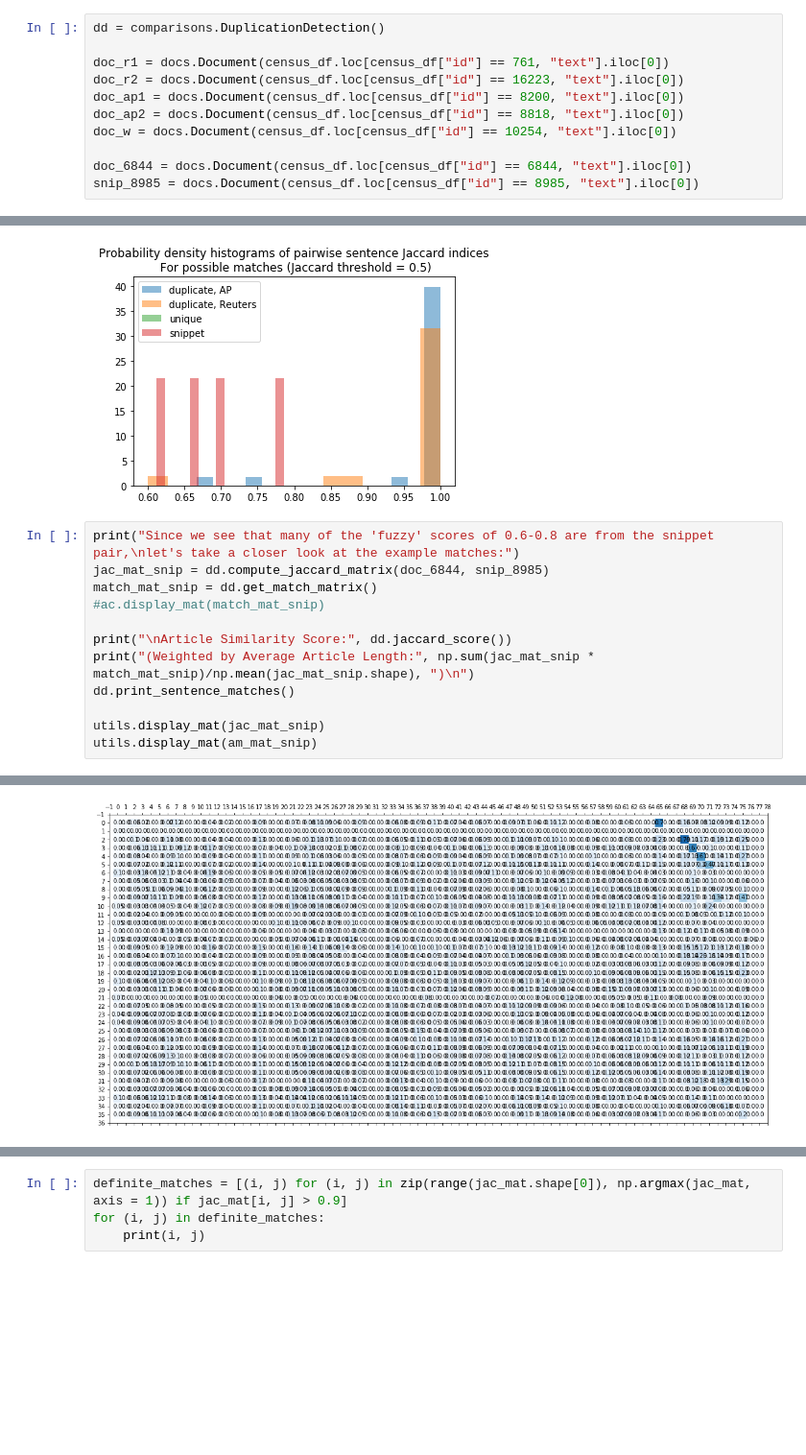
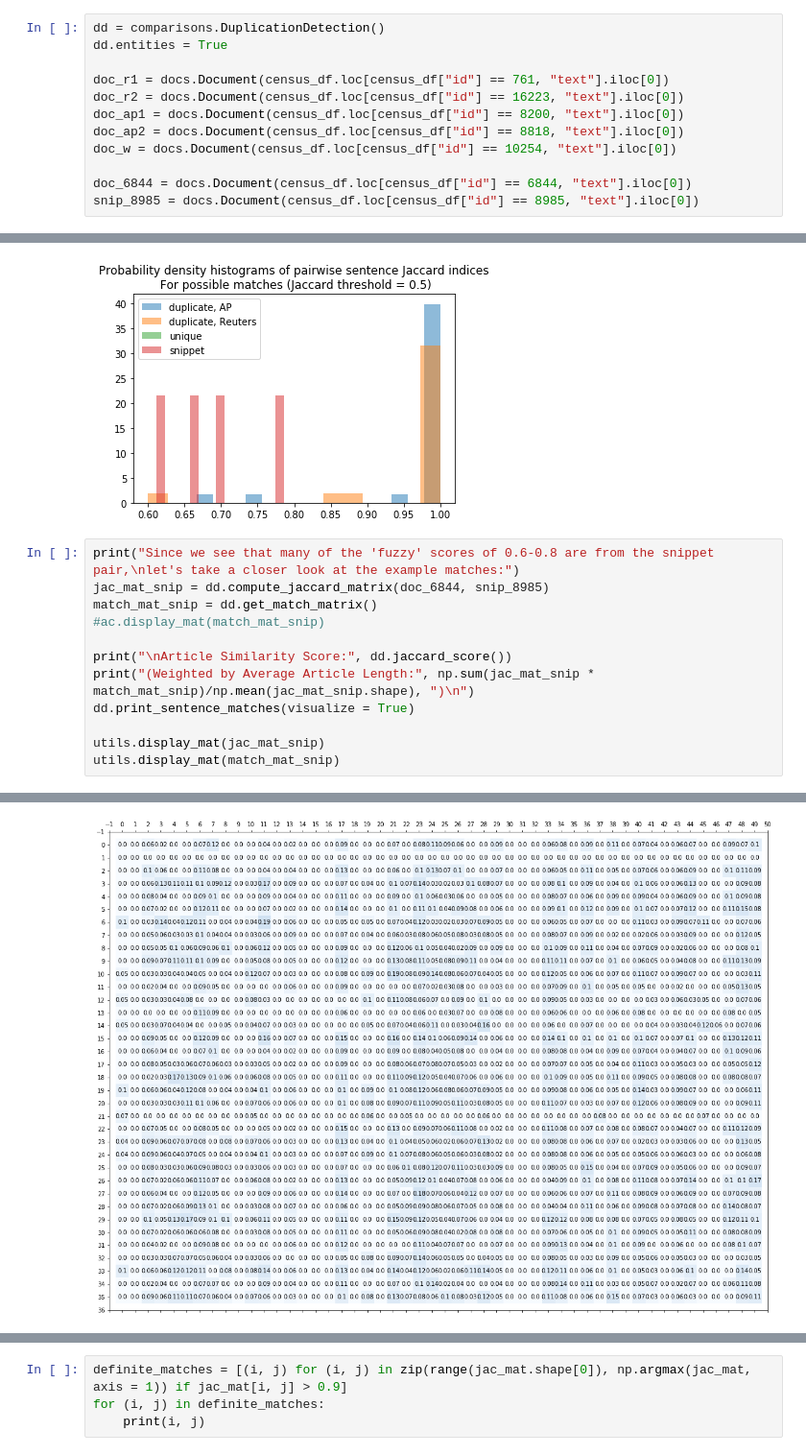
Before and after one commit to asprout/ArticleComparisons, a Jupyter notebook: ArticleSimilarity.ipynb, the cells around one changed output, grey strips where cells are left out. Shown at 96% size. Cells and saved outputs as stored; diff of their text form; blank space fills up the shorter version.

Commit message:
WIP: changing duplication detection to weight entities and sentence lengths; working on bad text python notebooks

```diff
--- a/ArticleSimilarity.ipynb
+++ b/ArticleSimilarity.ipynb
@@ -48,6 +50,7 @@ clust_snippet = [7624, 8985, 5289]
 # 1766 = heavily based off of reuters
 # %%
 dd = comparisons.DuplicationDetection()
+dd.entities = True
 
 doc_r1 = docs.Document(census_df.loc[census_df["id"] == 761, "text"].iloc[0])
 doc_r2 = docs.Document(census_df.loc[census_df["id"] == 16223, "text"].iloc[0])
@@ -94,10 +97,10 @@ match_mat_snip = dd.get_match_matrix()
 
 print("\nArticle Similarity Score:", dd.jaccard_score())
 print("(Weighted by Average Article Length:", np.sum(jac_mat_snip * match_mat_snip)/np.mean(jac_mat_snip.shape), ")\n")
-dd.print_sentence_matches()
+dd.print_sentence_matches(visualize = True)
 
 utils.display_mat(jac_mat_snip)
-utils.display_mat(am_mat_snip)
+utils.display_mat(match_mat_snip)
 # %% [output]
 Since we see that many of the 'fuzzy' scores of 0.6-0.8 are from the snippet pair,
 let's take a closer look at the example matches:
@@ -119 +122 @@ S 4 : It reveals that Hofeller ‘‘played a significant role in orchestrating
-[figure, old version]
+[figure, new version]
```
Also changed, not shown: parts of 21 cells of this notebook, 16 other files.
